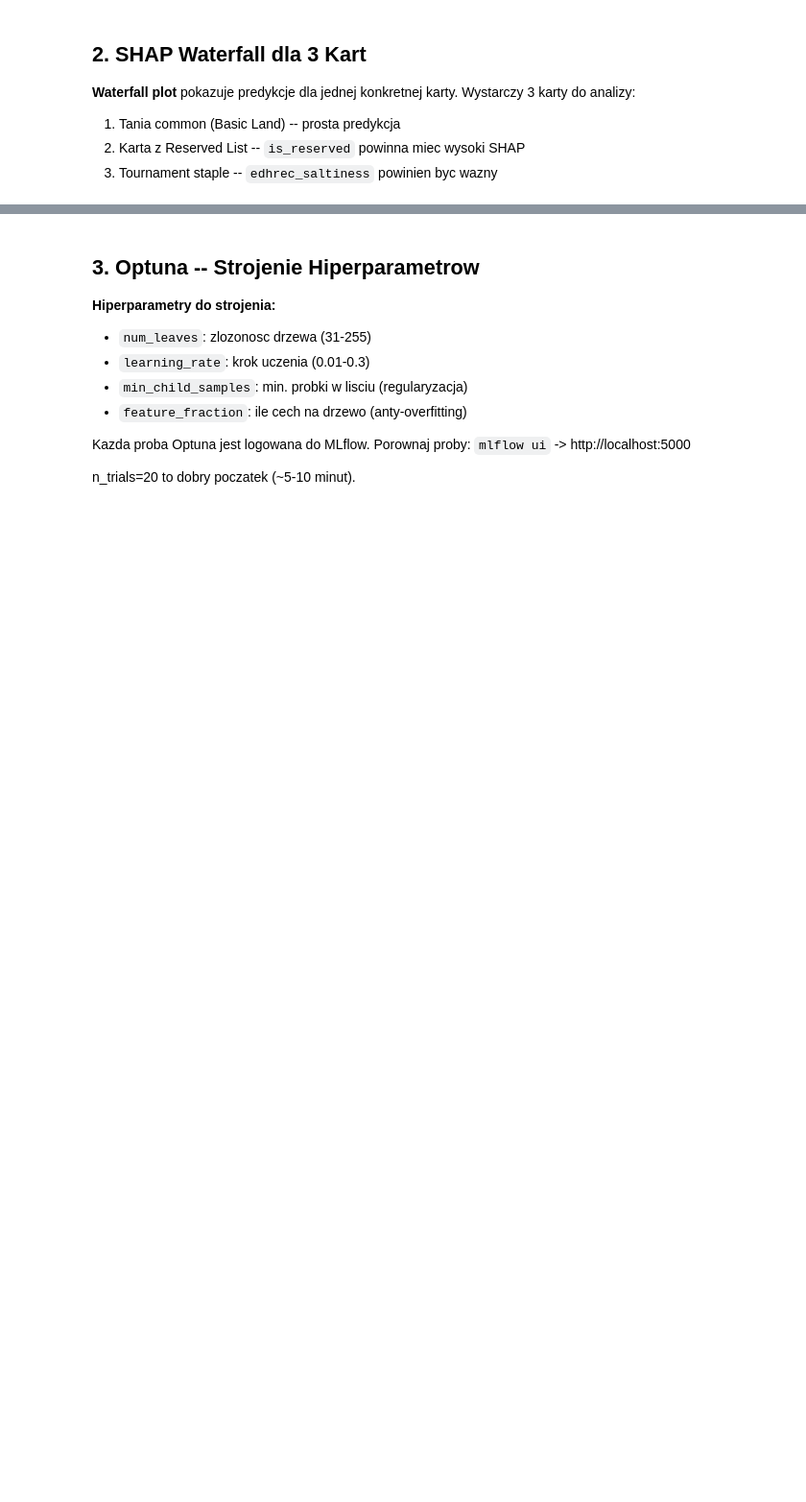
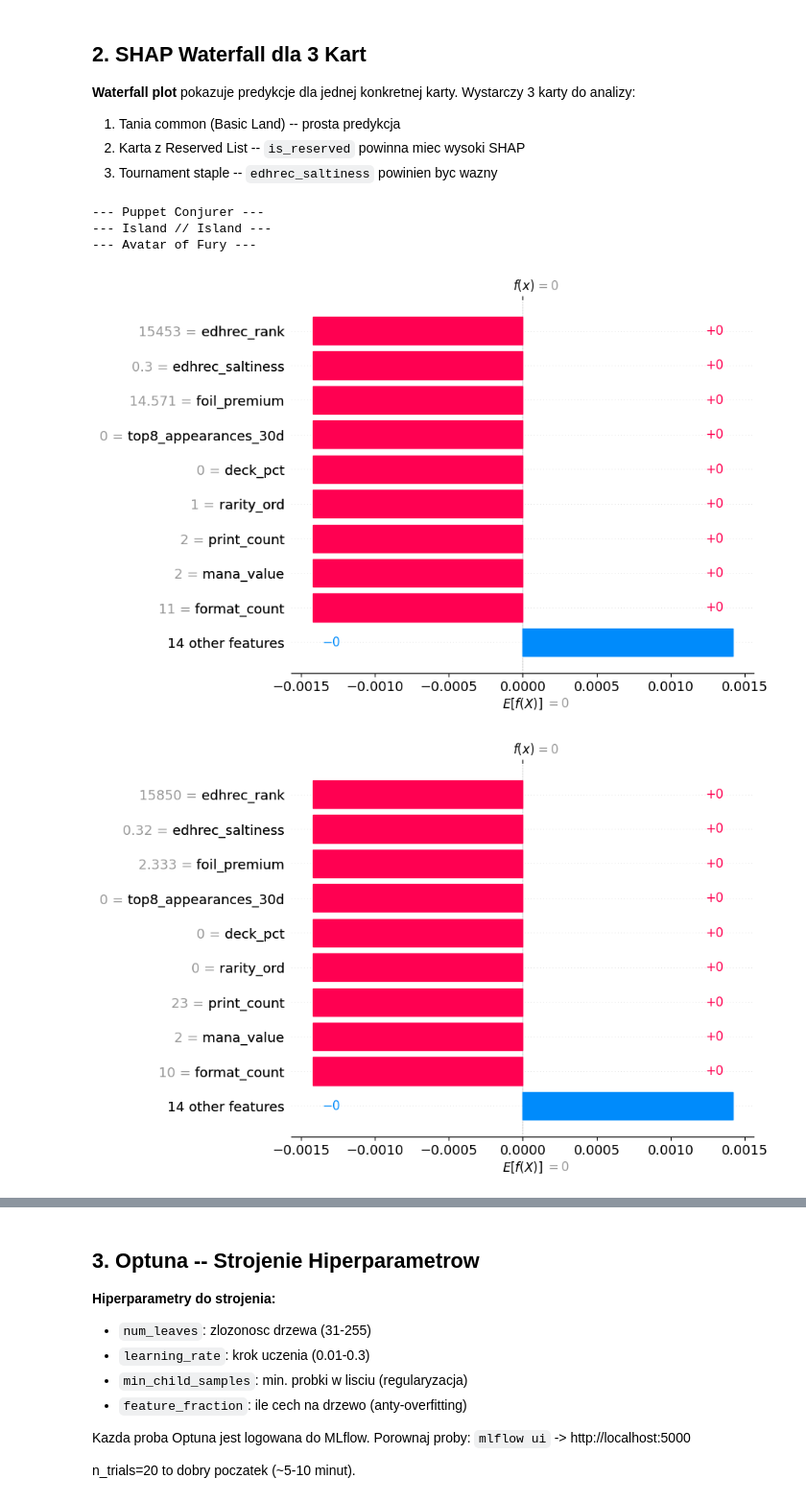
Before and after one commit to jedrzejpolaczek/aviarium.columbarius, a Jupyter notebook: notebooks/ml_models/04_shap_optuna.ipynb, the cells around one changed output, grey strips where cells are left out. Shown at 96% size. Saved outputs shown, nothing was run; the diff lists cells and outputs as text; code cells hidden in the pictures; blank space fills up the shorter version.

```diff
--- a/notebooks/ml_models/04_shap_optuna.ipynb
+++ b/notebooks/ml_models/04_shap_optuna.ipynb
@@ -87,12 +153,21 @@ Wystarczy 3 karty do analizy:
 # %%
 from src.ml.evaluation.shap_analysis import plot_waterfall
 
-# Zmien na UUIDs kart ktore chcesz analizowac
+uuids = X_raw["uuid"].reset_index(drop=True)
+
+# Zmien na pozycje kart ktore chcesz analizowac
 # Na razie bierzemy pierwsze 3 z X
 example_indices = X.head(3).index
 
 for i, card_idx in enumerate(example_indices):
-    row = card_df[card_df["uuid"] == card_idx]
+    card_uuid = uuids.iloc[card_idx]
+    row = card_df[card_df["uuid"] == card_uuid]
     name = row["name"].values[0] if len(row) > 0 else f"Karta {i + 1}"
     print(f"--- {name} ---")
     plot_waterfall(shap_values, X, card_idx)
+# %% [output]
+--- Puppet Conjurer ---
+--- Island // Island ---
+--- Avatar of Fury ---
+[figure, added]
+[figure, added]
```
Also changed, not shown: parts of 5 cells of this notebook.
